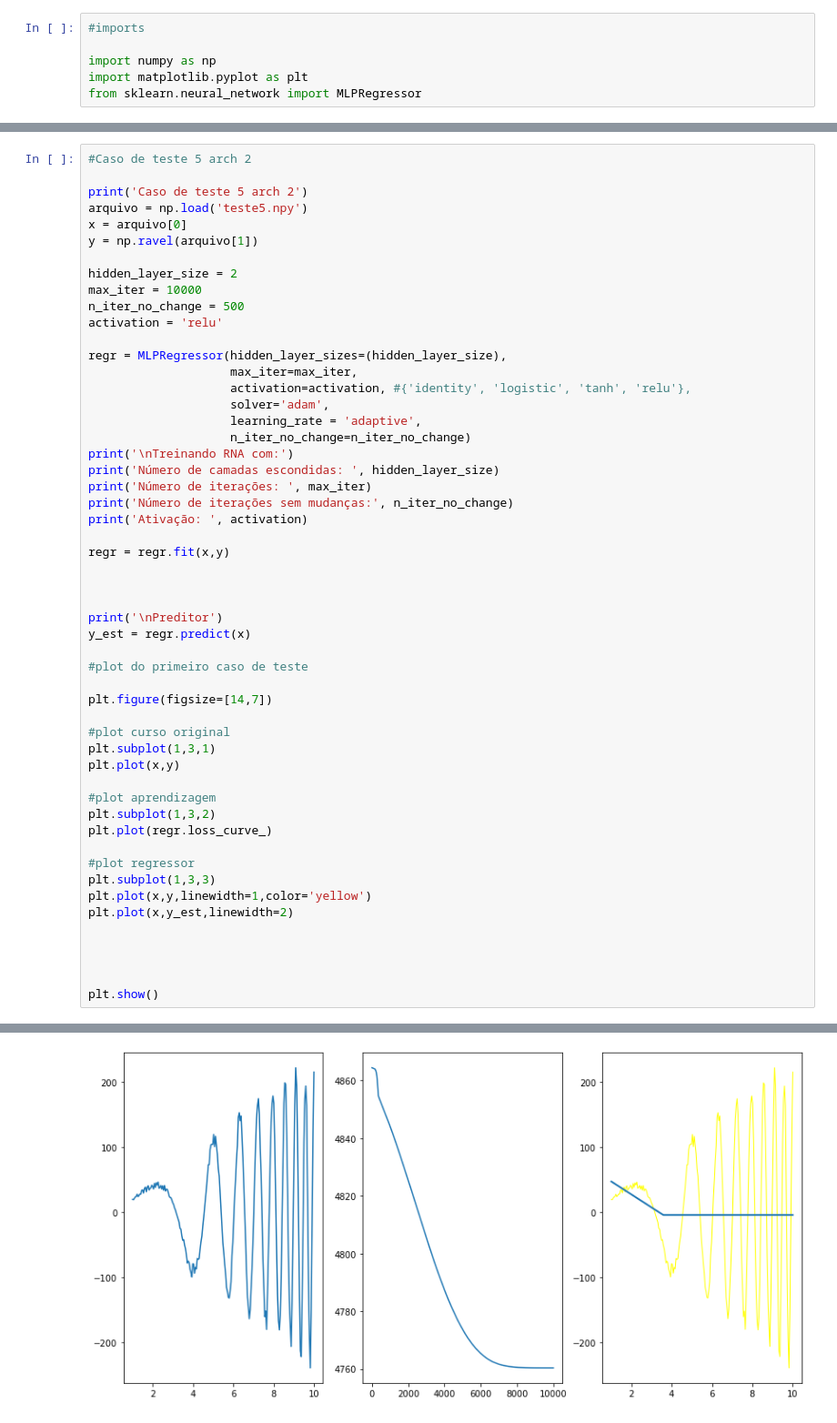
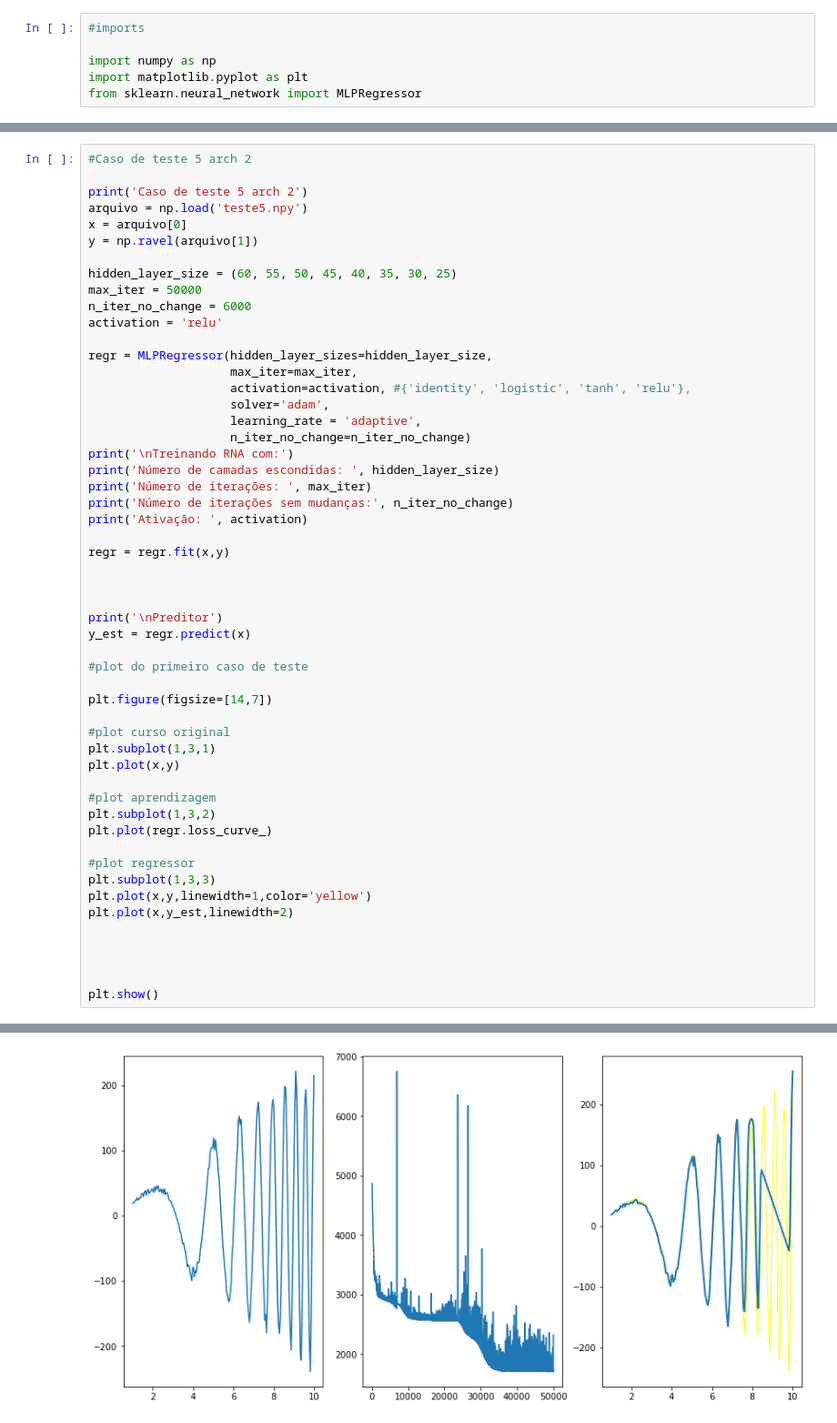
Before and after one commit to brigide/rna-neural-networks, a Jupyter notebook: teste5.ipynb, the cells around one changed output, grey strips where cells are left out. Shown at 91% size. Saved outputs shown, nothing was run; the diff lists cells and outputs as text.

```diff
--- a/teste5.ipynb
+++ b/teste5.ipynb
@@ -81,12 +81,12 @@ arquivo = np.load('teste5.npy')
 x = arquivo[0]
 y = np.ravel(arquivo[1])
 
-hidden_layer_size = 2
-max_iter = 10000
-n_iter_no_change = 500
+hidden_layer_size = (60, 55, 50, 45, 40, 35, 30, 25)
+max_iter = 50000
+n_iter_no_change = 6000
 activation = 'relu'
 
-regr = MLPRegressor(hidden_layer_sizes=(hidden_layer_size),
+regr = MLPRegressor(hidden_layer_sizes=hidden_layer_size,
                     max_iter=max_iter,
                     activation=activation, #{'identity', 'logistic', 'tanh', 'relu'},
                     solver='adam',
@@ -136,6 +136,6 @@ Número de iterações sem mudanças: 500
 Ativação:  relu
 Preditor
-[figure, old version]
+[figure, new version]
 # %%
 #Caso de teste 5 arch 3
 
```
Also changed, not shown: parts of 3 cells of this notebook.
